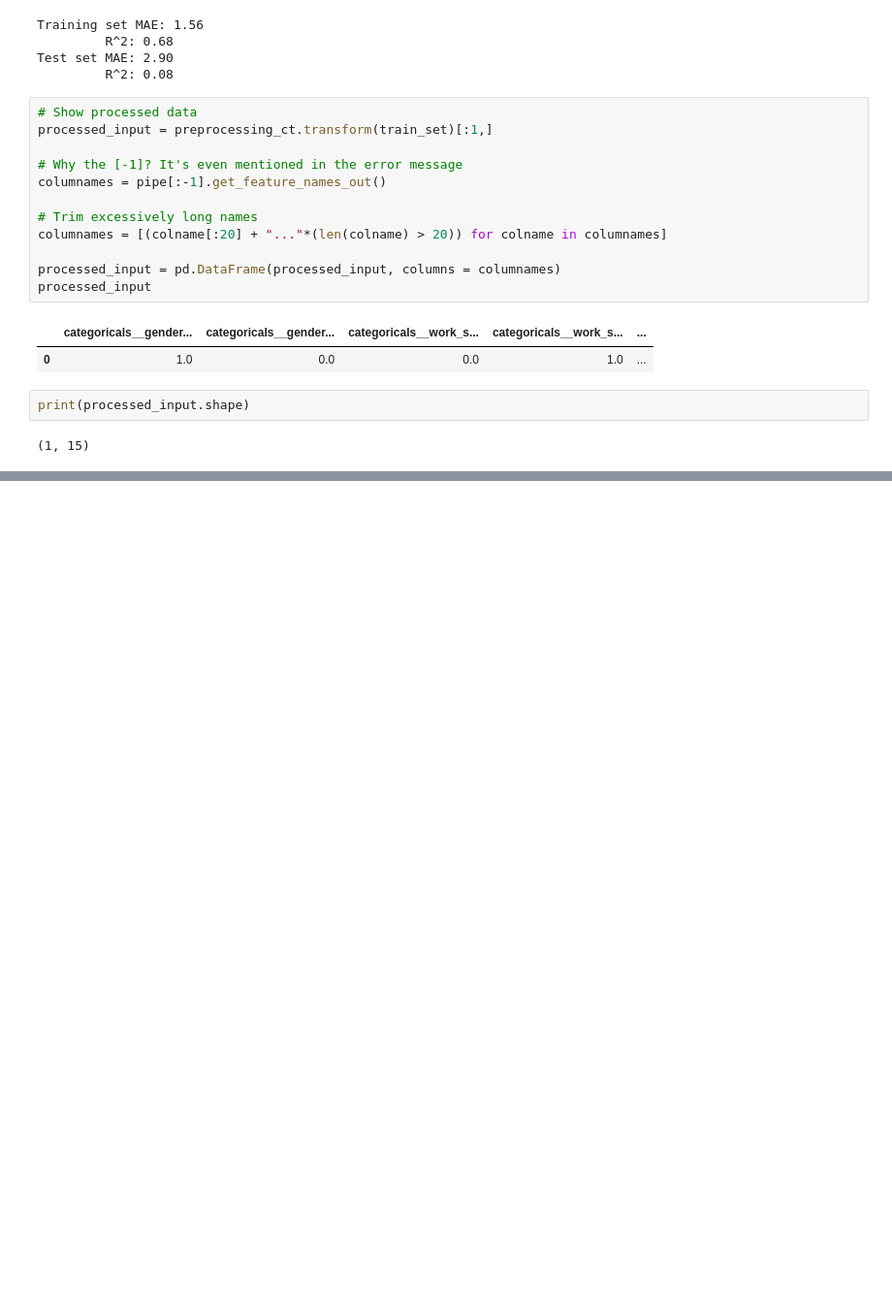
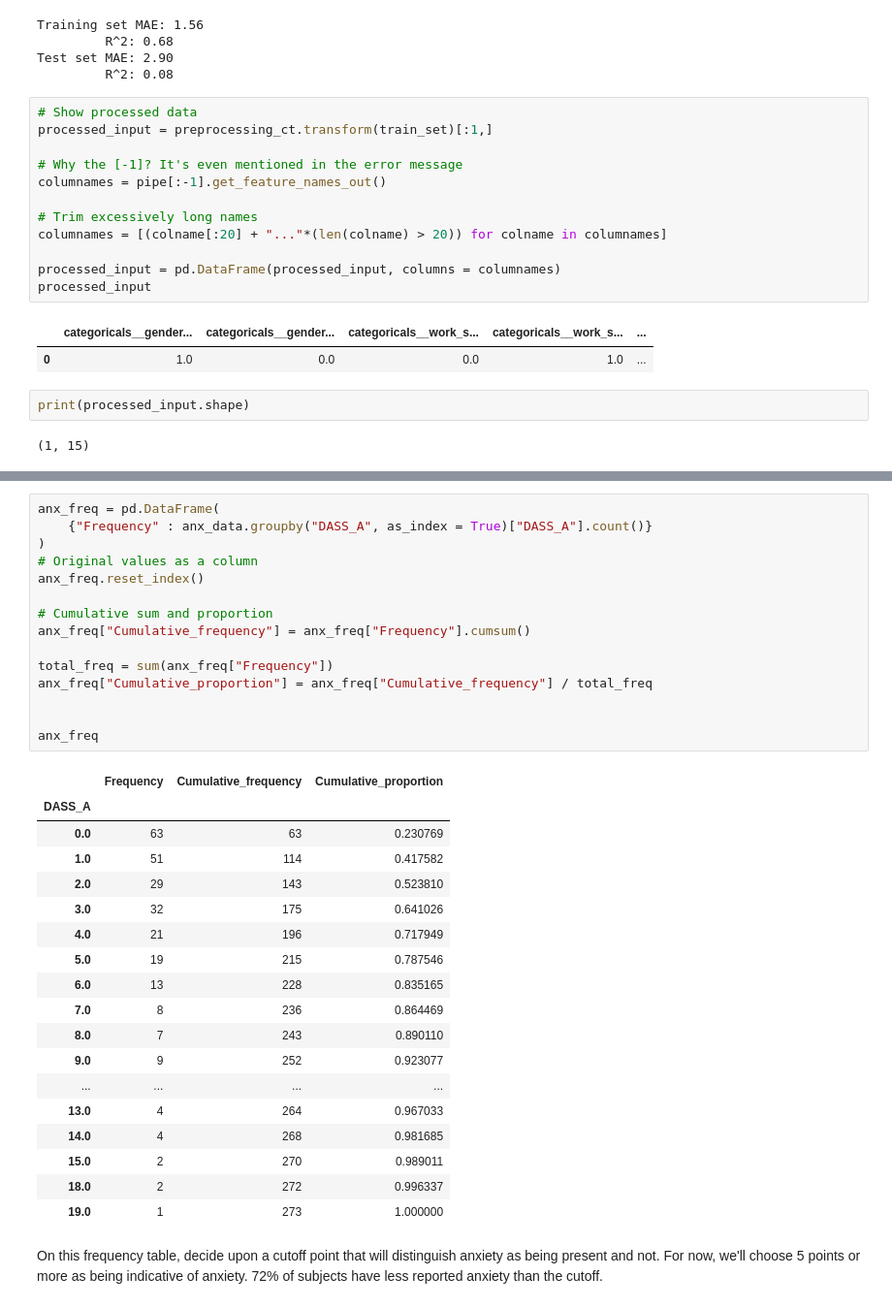
Before and after one commit to Mkranj/ML_predicting_anxiety, a Jupyter notebook: predicting_anxiety.ipynb, the cells around one changed output, grey strips where cells are left out. Shown: that part at 97% size. Drawn from its saved outputs; the diff is of its cells as text; blank space fills up the shorter version.

```diff
--- a/predicting_anxiety.ipynb
+++ b/predicting_anxiety.ipynb
@@ -761,0 +766,37 @@ print(processed_input.shape)
+# %%
+anx_freq = pd.DataFrame(
+    {"Frequency" : anx_data.groupby("DASS_A", as_index = True)["DASS_A"].count()}
+)
+# Original values as a column
+anx_freq.reset_index()
+
+# Cumulative sum and proportion
+anx_freq["Cumulative_frequency"] = anx_freq["Frequency"].cumsum()
+
+total_freq = sum(anx_freq["Frequency"])
+anx_freq["Cumulative_proportion"] = anx_freq["Cumulative_frequency"] / total_freq
+
+
+anx_freq
+# %% [output]
+|  | Frequency | Cumulative_frequency | Cumulative_proportion |
+| DASS_A |  |  |  |
+| 0.0 | 63 | 63 | 0.230769 |
+| 1.0 | 51 | 114 | 0.417582 |
+| 2.0 | 29 | 143 | 0.523810 |
+| 3.0 | 32 | 175 | 0.641026 |
+| 4.0 | 21 | 196 | 0.717949 |
+| 5.0 | 19 | 215 | 0.787546 |
+| 6.0 | 13 | 228 | 0.835165 |
+| 7.0 | 8 | 236 | 0.864469 |
+| 8.0 | 7 | 243 | 0.890110 |
+| 9.0 | 9 | 252 | 0.923077 |
+| ... | ... | ... | ... |
+| 13.0 | 4 | 264 | 0.967033 |
+| 14.0 | 4 | 268 | 0.981685 |
+| 15.0 | 2 | 270 | 0.989011 |
+| 18.0 | 2 | 272 | 0.996337 |
+| 19.0 | 1 | 273 | 1.000000 |
+# %% [markdown]
+On this frequency table, decide upon a cutoff point that will distinguish anxiety as being present and not.
+For now, we'll choose 5 points or more as being indicative of anxiety. 72% of subjects have less reported anxiety than the cutoff.
```
Also changed, not shown: parts of 18 cells of this notebook.
